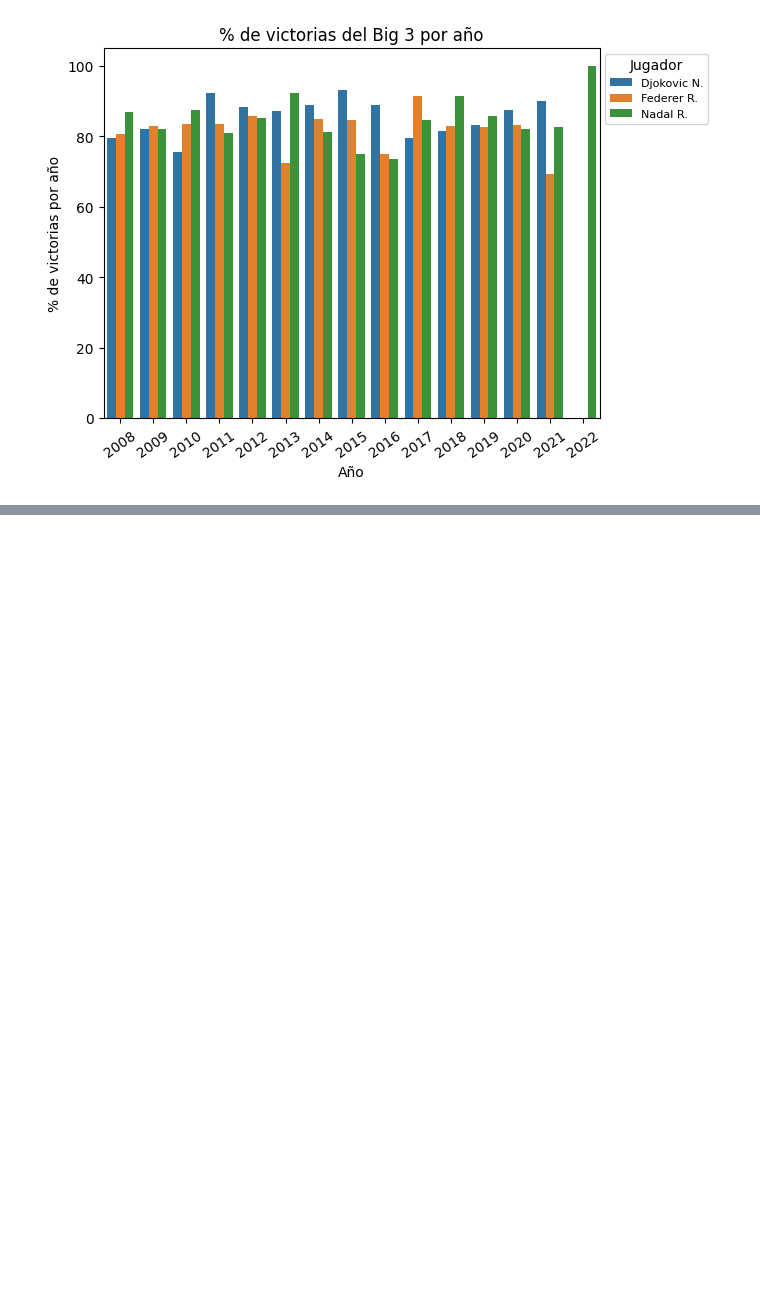
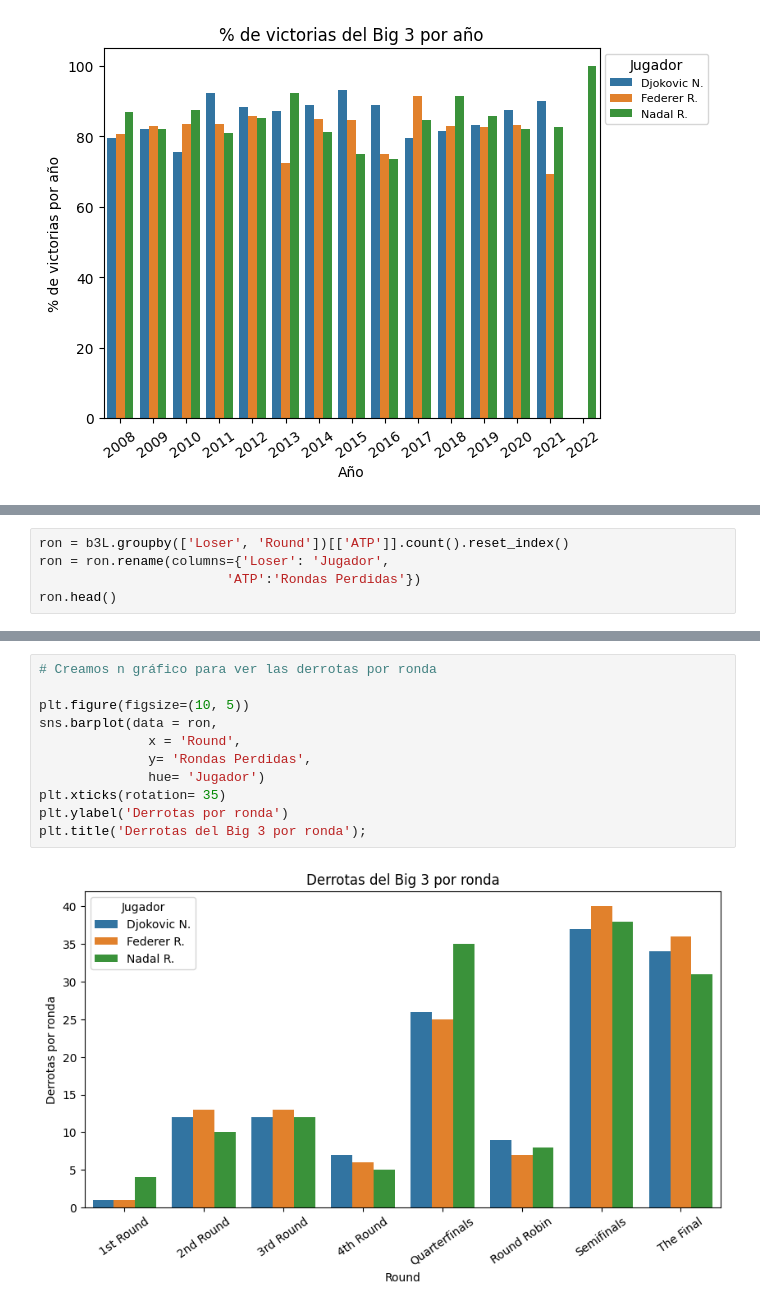
Before and after one commit to legabrielo/Tennis, a Jupyter notebook: tennis.ipynb, the cells around one changed output, grey strips where cells are left out. Saved outputs shown, nothing was run; the diff lists cells and outputs as text; blank space fills up the shorter version.

```diff
--- a/tennis.ipynb
+++ b/tennis.ipynb
@@ -483,0 +465,5 @@ plt.legend(bbox_to_anchor=(1, 1), loc='upper left', title='Jugador', prop={'size
+# %%
+ron = b3L.groupby(['Loser', 'Round'])[['ATP']].count().reset_index()
+ron = ron.rename(columns={'Loser': 'Jugador',
+                        'ATP':'Rondas Perdidas'})
+ron.head()
@@ -483,0 +503,13 @@ plt.legend(bbox_to_anchor=(1, 1), loc='upper left', title='Jugador', prop={'size
+# %%
+# Creamos n gráfico para ver las derrotas por ronda
+
+plt.figure(figsize=(10, 5))
+sns.barplot(data = ron,
+              x = 'Round',
+              y= 'Rondas Perdidas',
+              hue= 'Jugador')
+plt.xticks(rotation= 35)
+plt.ylabel('Derrotas por ronda')
+plt.title('Derrotas del Big 3 por ronda');
+# %% [output]
+[figure, added]
```
Also changed, not shown: parts of 14 cells of this notebook.
